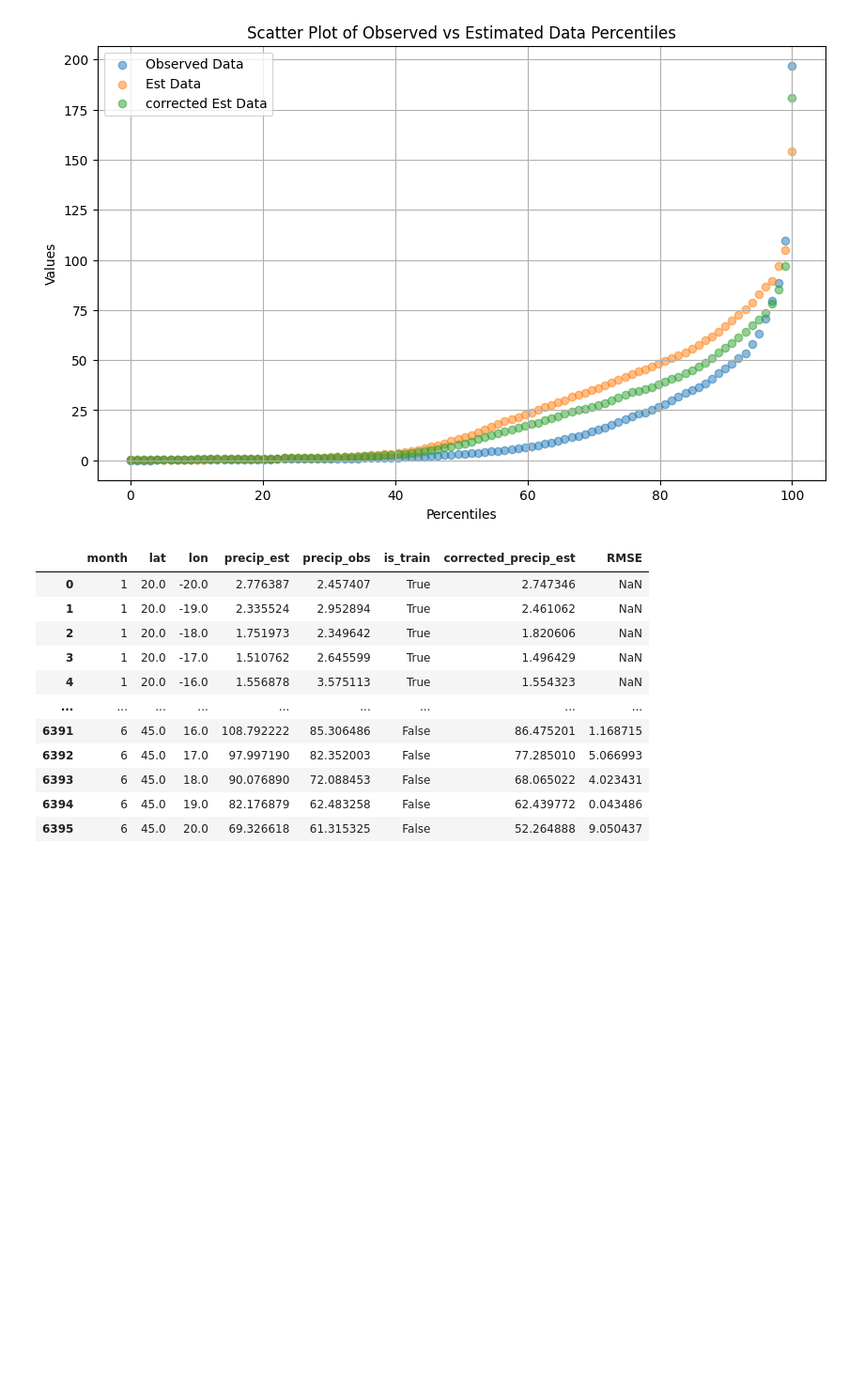
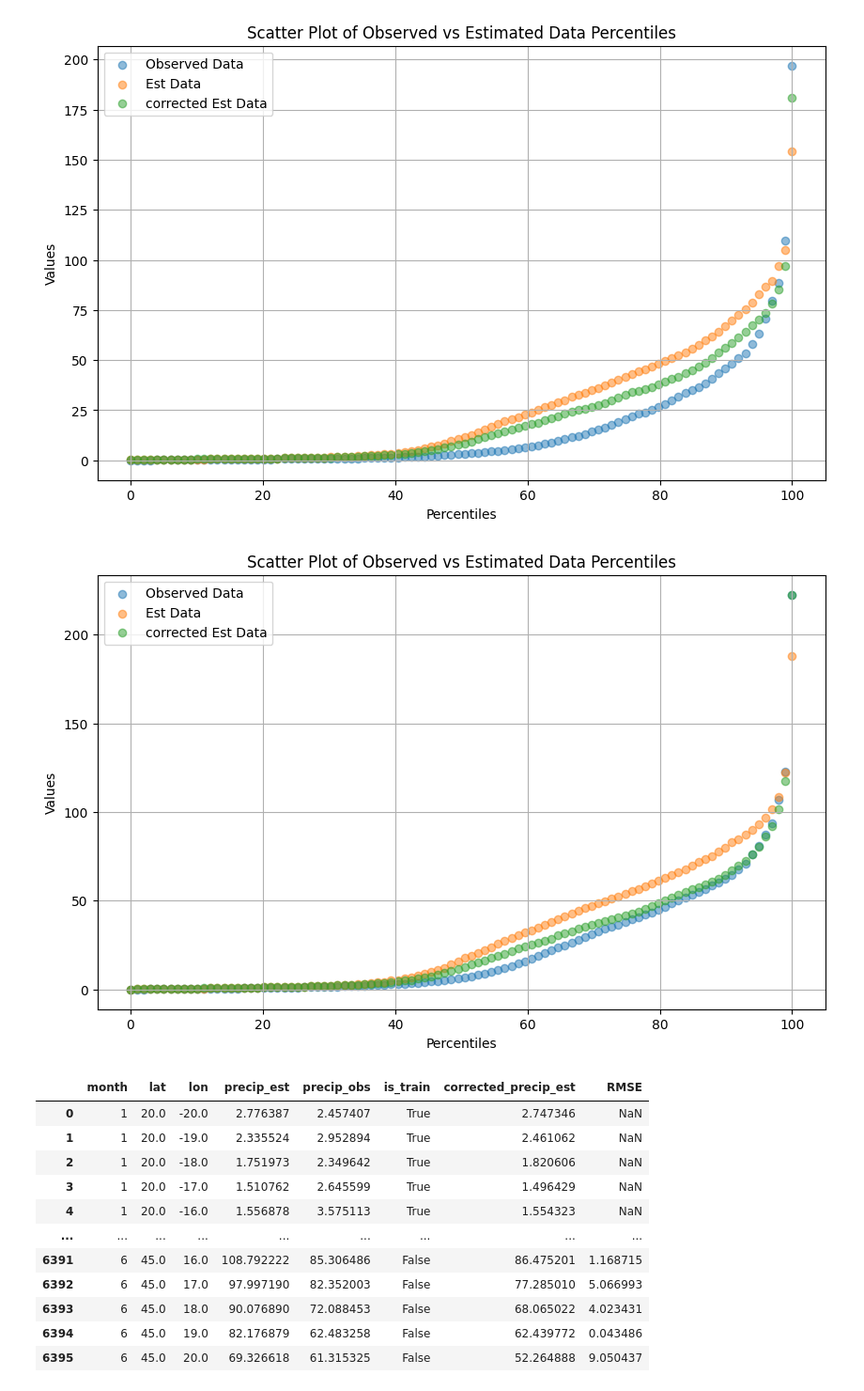
Before and after one commit to Yassmine2020/Precipitations_bias_correction, a Jupyter notebook: QMBC/eQM_grille_V2test_train_split.ipynb, the cells around one changed output. Shown: that part at 94% size. Drawn from its saved outputs; the diff is of its cells as text; code cells hidden in the pictures; blank space fills up the shorter version.

```diff
--- a/QMBC/eQM_grille_V2test_train_split.ipynb
+++ b/QMBC/eQM_grille_V2test_train_split.ipynb
@@ -27,7 +27,7 @@ dec_merged
 | 230255 | 20.0 | 20.0 | 2017 | 6 | 0.965166 | 0.000000 | 0.965166 |
 230256 rows × 7 columns
 # %%
-dec_merged = dec_merged.drop(columns=['year', 'bias_dec'])
+dec_merged = dec_merged.drop(columns=['bias_dec'])
 # %%
 dec_average= dec_merged.groupby(['month', 'lat', 'lon']).agg({'precip_est': 'mean', 'precip_obs': 'mean'}).reset_index()
 dec_average['is_train'] = dec_average['month'].apply(lambda x: x in [1, 2, 3])  # temporary splitting
@@ -240,6 +237,40 @@ plt.show()
 ## We have an under isitimation generally!!
 # %% [output]
 [figure]
+# %%
+import matplotlib.pyplot as plt
+import numpy as np
+
+# Let's assume we have two numpy arrays of data: observed and estimated
+# For the sake of example, I'll generate some random data to represent this
+# np.random.seed(42)
+observed_data = dec_average['precip_obs']
+estimated_data = dec_average['precip_est']
+corrected_estimated_data = dec_average['corrected_precip_est']
+
+
+# Calculate the percentiles
+percentiles = np.linspace(0, 100, 100)  # 100 percentiles from 0 to 100
+observed_percentiles = np.percentile(observed_data, percentiles)
+estimated_percentiles = np.percentile(estimated_data, percentiles)
+corrected_estimated_percentiles = np.percentile(corrected_estimated_data, percentiles)
+
+plt.figure(figsize=(10, 6))
+plt.scatter(percentiles, observed_percentiles, alpha=0.5, label='Observed Data')
+plt.scatter(percentiles, estimated_percentiles, alpha=0.5, label='Est Data')
+plt.scatter(percentiles, corrected_estimated_percentiles, alpha=0.5, label='corrected Est Data')
+
+
+plt.title('Scatter Plot of Observed vs Estimated Data Percentiles')
+plt.xlabel('Percentiles')
+plt.ylabel('Values')
+plt.legend()
+plt.grid(True)
+plt.show()
+
+## We have an under isitimation generally!!
+# %% [output]
+[figure, added]
 # %%
 dec_average
 # %% [output]
```
Also changed, not shown: parts of 9 cells of this notebook, 9 other files.
